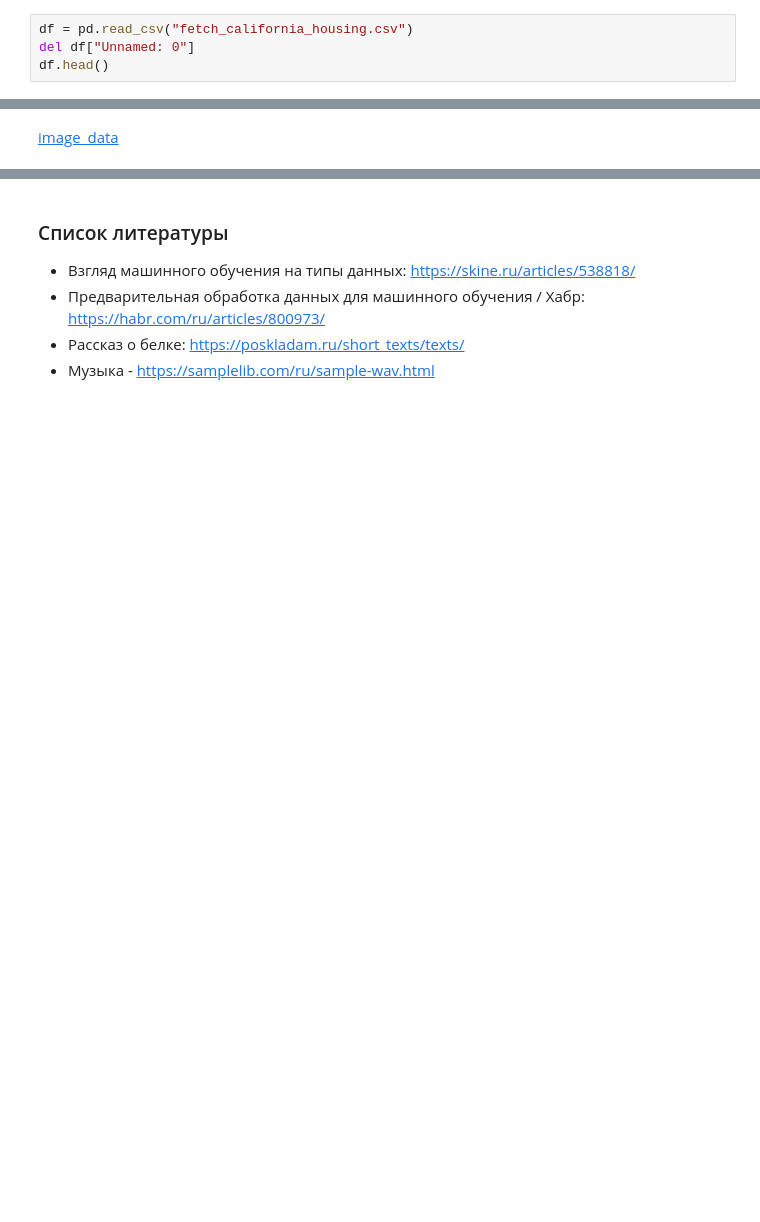
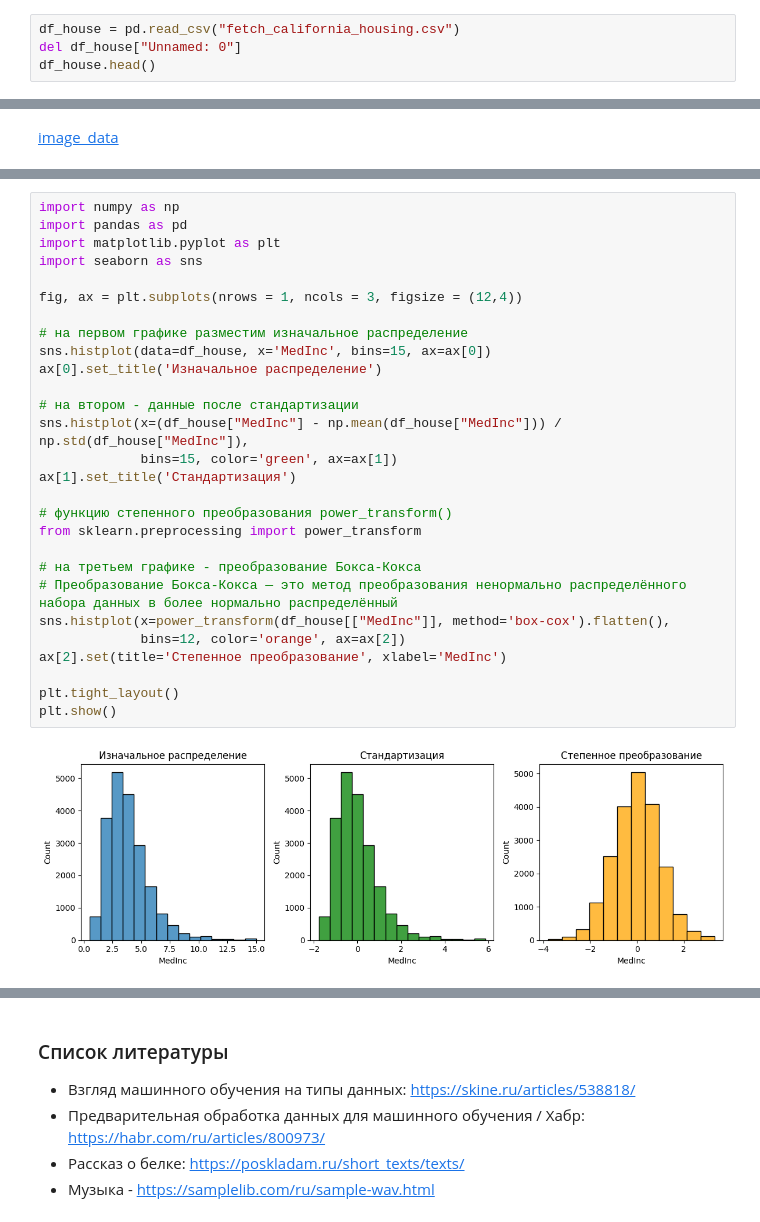
Before and after one commit to DianaShiryaeva/data_preparation, a Jupyter notebook: preparation.ipynb, the cells around one changed output, grey strips where cells are left out. Saved outputs shown, nothing was run; the diff lists cells and outputs as text; blank space fills up the shorter version.

```diff
--- a/preparation.ipynb
+++ b/preparation.ipynb
@@ -121,9 +121,9 @@ import pandas as pd
 - DataWig: Библиотека для автоматического создания признаков, включающая методы для генерации синтетических данных, поиска и исправления ошибок.
 - И другие.
 # %%
-df = pd.read_csv("fetch_california_housing.csv")
-del df["Unnamed: 0"]
-df.head()
+df_house = pd.read_csv("fetch_california_housing.csv")
+del df_house["Unnamed: 0"]
+df_house.head()
 # %% [output]
 |  | MedInc | HouseAge | AveRooms | AveBedrms | Population | AveOccup | Latitude | Longitude | MedHouseVal |
 | 0 | 8.3252 | 41.0 | 6.984127 | 1.023810 | 322.0 | 2.555556 | NaN | -122.23 | 4.526 |
@@ -199,0 +230,30 @@ df.head()
+# %%
+import numpy as np
+import pandas as pd
+import matplotlib.pyplot as plt
+import seaborn as sns
+
+fig, ax = plt.subplots(nrows = 1, ncols = 3, figsize = (12,4))
+
+# на первом графике разместим изначальное распределение
+sns.histplot(data=df_house, x='MedInc', bins=15, ax=ax[0])
+ax[0].set_title('Изначальное распределение')
+
+# на втором - данные после стандартизации
+sns.histplot(x=(df_house["MedInc"] - np.mean(df_house["MedInc"])) / np.std(df_house["MedInc"]),
+             bins=15, color='green', ax=ax[1])
+ax[1].set_title('Стандартизация')
+
+# функцию степенного преобразования power_transform()
+from sklearn.preprocessing import power_transform
+
+# на третьем графике - преобразование Бокса-Кокса
+# Преобразование Бокса-Кокса — это метод преобразования ненормально распределённого набора данных в более нормально распределённый
+sns.histplot(x=power_transform(df_house[["MedInc"]], method='box-cox').flatten(),
+             bins=12, color='orange', ax=ax[2])
+ax[2].set(title='Степенное преобразование', xlabel='MedInc')
+
+plt.tight_layout()
+plt.show()
+# %% [output]
+[figure, added]
```
Also changed, not shown: parts of 7 cells of this notebook, 6 other files.
